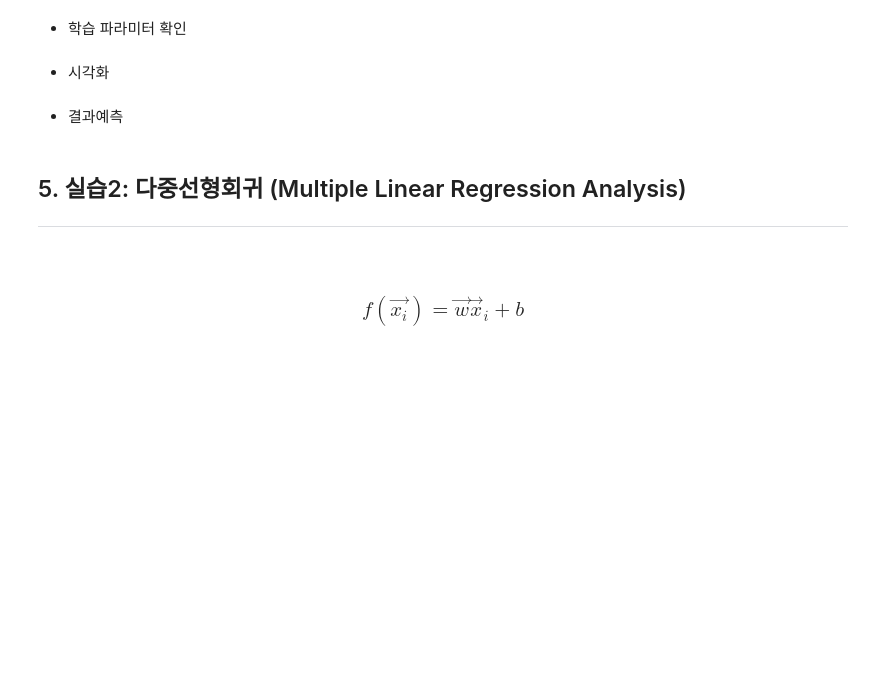
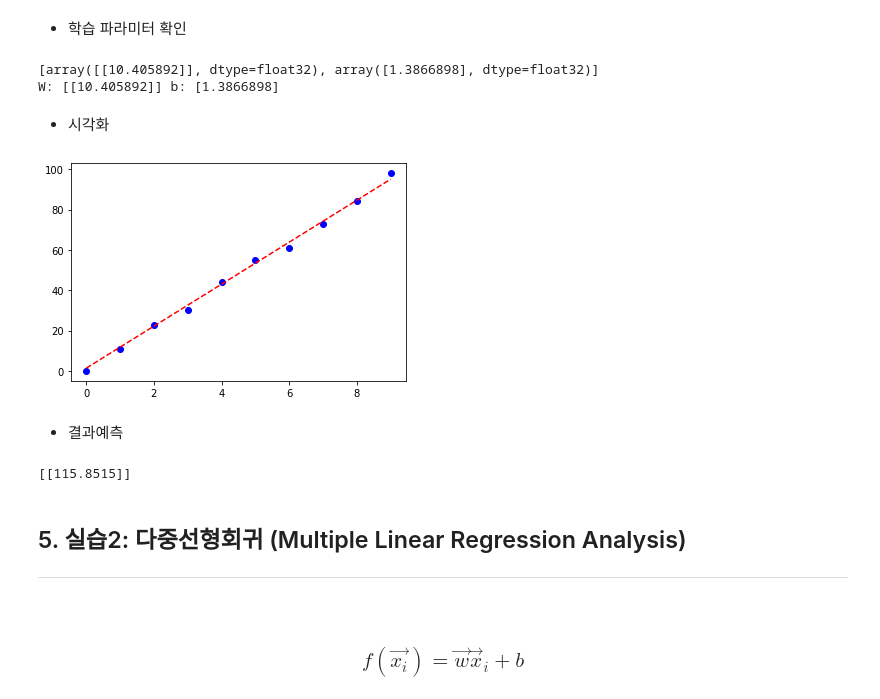
Before and after one commit to josooik/Lecture_deeplearning_basic, a Jupyter notebook: 1_LinearRegression.ipynb, the cells around one changed output. Saved outputs shown, nothing was run; the diff lists cells and outputs as text; code cells hidden in the pictures; blank space fills up the shorter version.

```diff
--- a/1_LinearRegression.ipynb
+++ b/1_LinearRegression.ipynb
@@ -139,5 +235,12 @@ _________________________________________________________________
 ### **학습**
 # %% [markdown]
 * 모델 컴파일
+# %%
+model.compile(optimizer = optimizers.SGD(learning_rate=0.01),
+              loss = 'mse',
+              metrics=['mse']
+              )
 # %% [markdown]
 * 학습 진행
+# %%
+model.fit(x, y, epochs=10)
@@ -145,10 +270,28 @@ _________________________________________________________________
 ### **결과**
 # %% [markdown]
 * 학습 파라미터 확인
+# %%
+print(model.get_weights())
+W = model.get_weights()[0]
+b = model.get_weights()[1]
+print("W:",W, "b:", b)
+# %% [output]
+[array([[10.405892]], dtype=float32), array([1.3866898], dtype=float32)]
+W: [[10.405892]] b: [1.3866898]
 # %% [markdown]
 * 시각화
+# %%
+plt.plot(x, y, 'b', linestyle='', marker='o')
+plt.plot(x, model.predict(x), 'r', linestyle='--', marker='')
+plt.show()
+# %% [output]
+[figure, added]
 # %% [markdown]
 * 결과예측
+# %%
+print(model.predict([11]))
+# %% [output]
+[[115.8515]]
 # %% [markdown]
 ## 5. 실습2: 다중선형회귀 (Multiple Linear Regression Analysis)
 ---
```
Also changed, not shown: parts of 25 cells of this notebook.
